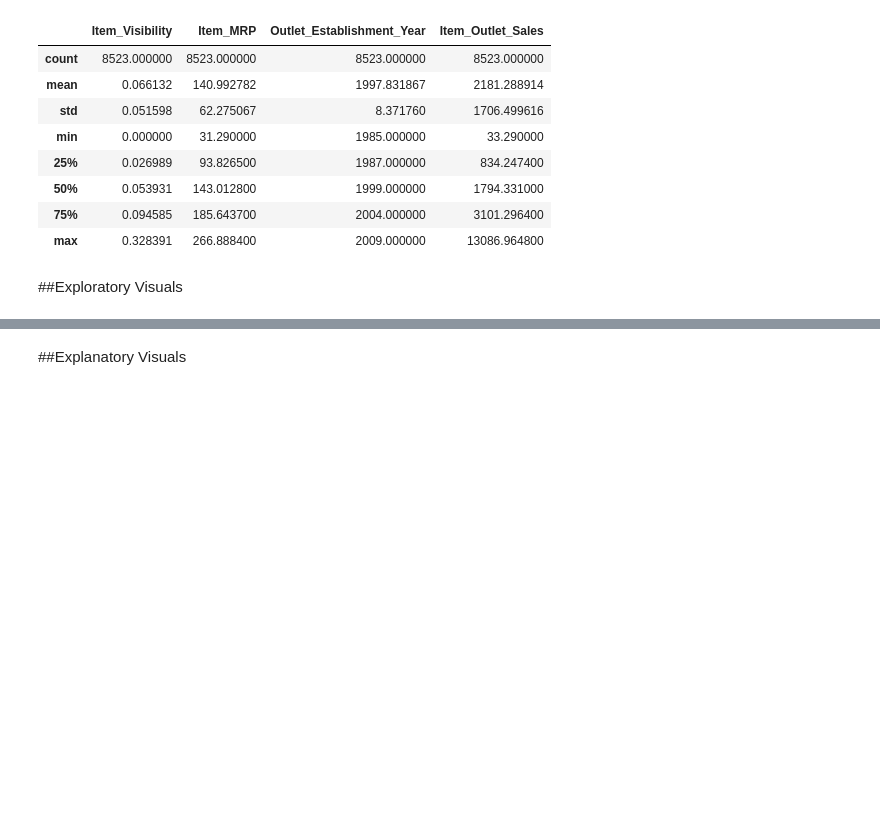
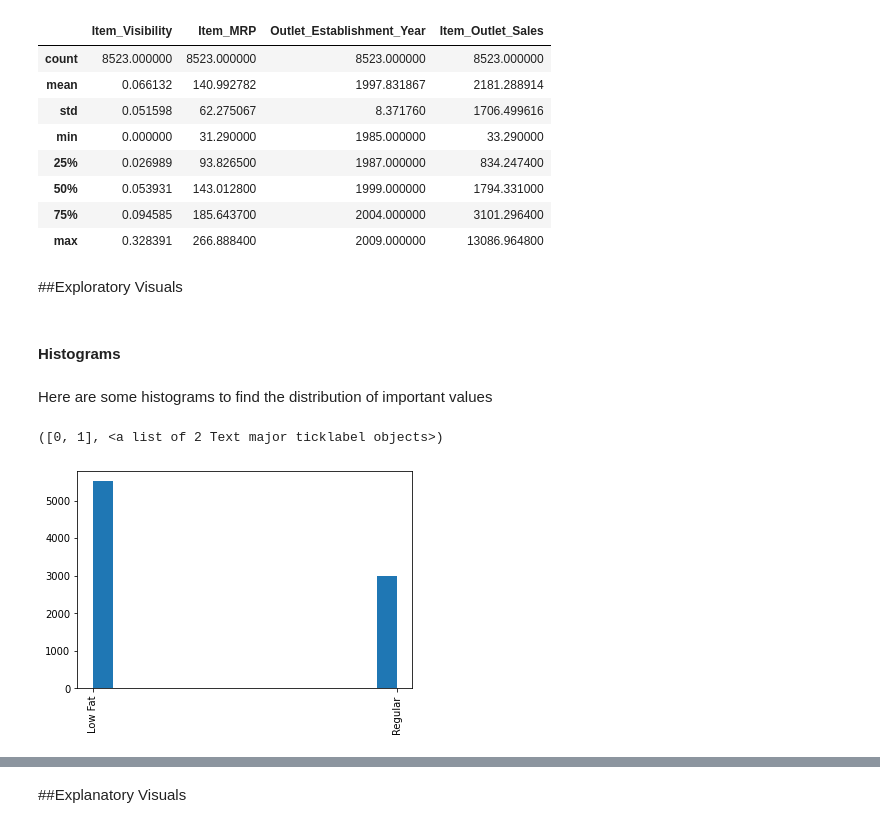
Before and after one commit to Josh-XS/Sales-predictions, a Jupyter notebook: sales_predictions.ipynb, the cells around one changed output, grey strips where cells are left out. Saved outputs shown, nothing was run; the diff lists cells and outputs as text; code cells hidden in the pictures; blank space fills up the shorter version.

```diff
--- a/sales_predictions.ipynb
+++ b/sales_predictions.ipynb
@@ -332,3 +343,13 @@ df.describe()
 | max | 0.328391 | 266.888400 | 2009.000000 | 13086.964800 |
 # %% [markdown]
 ##Exploratory Visuals
+# %% [markdown]
+#### Histograms
+# %% [markdown]
+Here are some histograms to find the distribution of important values
+# %%
+plt.hist(data = df, x = "Item_Fat_Content", bins = 'auto')
+plt.xticks(rotation = 90)
+# %% [output]
+([0, 1], <a list of 2 Text major ticklabel objects>)
+[figure, added]
```
Also changed, not shown: parts of 22 cells of this notebook.
